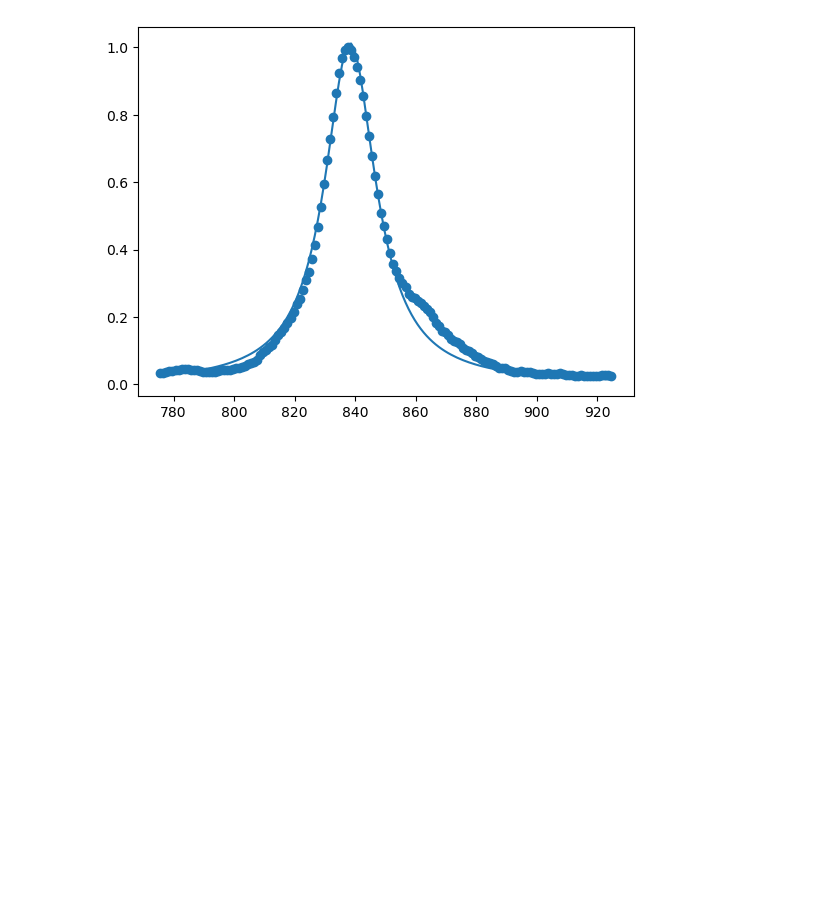
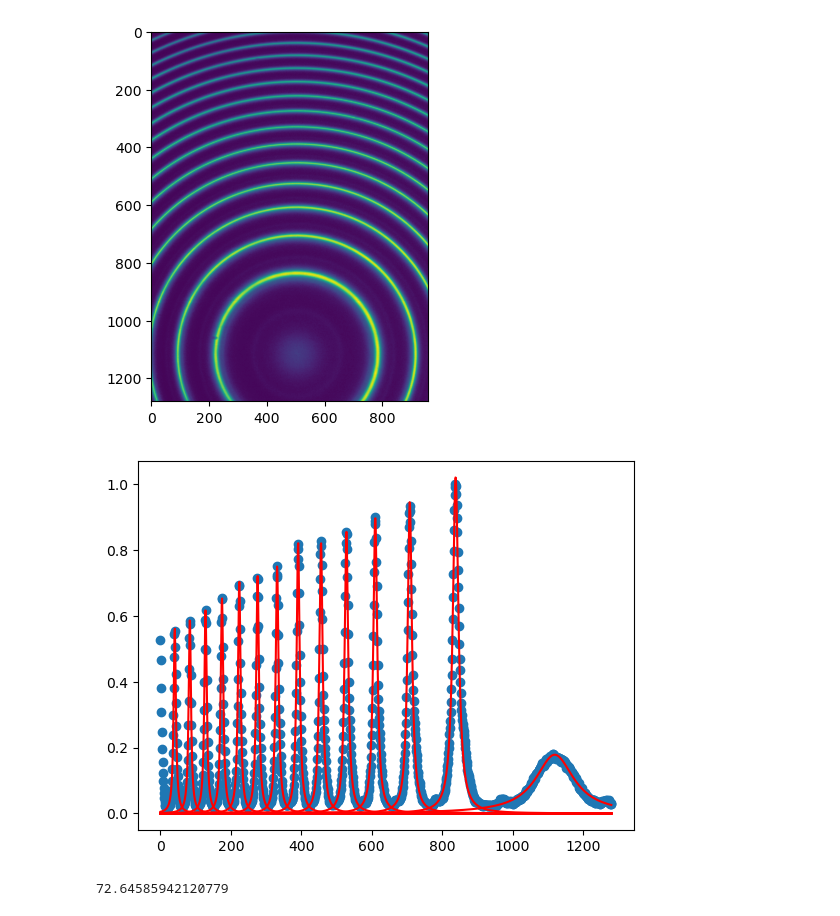
Before and after one commit to Omega3komma3/Zeeman-effect, a Jupyter notebook: Main.ipynb, the cells around one changed output. Drawn from its saved outputs; the diff is of its cells as text; code cells hidden in the pictures; blank space fills up the shorter version.

Commit message:
Focal Range analyse + bessere fits

```diff
--- a/Main.ipynb
+++ b/Main.ipynb
@@ -96,27 +128,53 @@ yellow_pol180_image = yellow_pol180_image / yellow_pol180_image.max()
 #plt.show()
 # %%
-DarkFrame1 = "./Measurment Data/Dark Frames/2s1000F.dat"
-DarkFrame2 = "./Measurment Data/Dark Frames/282ms500F.dat"
-rings = "./Measurment Data/Green Line/Calibration.dat"
+ImageData = read_image(rings) - read_image(DarkFrame2)
+lineOut = image_line(ImageData, 500, 15)
+lineOut_normal = lineOut / max(lineOut)
 
-ImageData = read_image(rings) - read_image(DarkFrame2)
-lineOut = image_line(ImageData, 490, 20)
-lineOut_normal = lineOut / max(lineOut)
-x = np.linspace(0,len(lineOut),len(lineOut))
-#https://plotivy.app/techniques/lorentzian-fitting
+bounds = [[1000,1200],[790,845],[660,718],[590,640],[500,550],[440,480],[370,420],[310,350],[260,300],[210,250],[170,190],[110,140],[70,100],[20,50]]
 
-bounds = ([0, x.min(), 0.1], [np.inf, x.max(), np.inf])
-popt, pcov = curve_fit(lorentzian, x[820:855], lineOut_normal[820:855],
-                       p0=[lineOut_normal.max(), x[np.argmax(lineOut_normal)], 5.0],
-                       bounds=bounds)
-y_fit = lorentzian(x, *popt)
+fit_popt, fit_pcov = fit_lorentizian(bounds, lineOut_normal)
+fits = get_lorentzian(lineOut_normal, fit_popt)
 
-#plt.imshow(ImageData)
+plt.imshow(ImageData)
 #plt.savefig('Image-DarkFrame.png')
-#plt.show()
+plt.show()
 
-plt.scatter(x[775:925],lineOut_normal[775:925])
-plt.plot(x[775:925],y_fit[775:925])
+
+view = [1000,1200]
+view = [0,len(lineOut)]
+
+plt.scatter(np.linspace(0,len(lineOut),len(lineOut))[view[0]:view[1]],lineOut_normal[view[0]:view[1]])
+for y_fit in fits:
+    plt.plot(np.linspace(0,len(lineOut),len(lineOut))[view[0]:view[1]],y_fit[view[0]:view[1]],color='red')
 plt.show()
+
+radii = []
+
+for i in range(len(fit_popt)):
+    radii.append(fit_popt[i][1])
+radii = np.array(radii)
+radii -= radii[0]   #offset to center
+radii *= 3.75e-6    #convert pixel to distance
+radii *= -1         # kein physikalischer hintergrund nur damit es nicht negativ ist
+radii *= radii
+
+x = np.linspace(0,len(radii),len(radii))
+fit = linregress(x[1:], radii[1:])
+y_fit = fit.slope * x+ fit.intercept
+
+slope = fit.slope
+wavelength = 546.0735e-9
+d = 2.442e-3
+
+focal = np.sqrt((slope*d) / wavelength)*1000
+print(focal)
+
+
+plt.scatter(x[1:],radii[1:])
+plt.plot(x[1:],y_fit[1:])
+plt.show()
 # %% [output]
-[figure, old version]
+[figure, new version]
+[figure, added]
+72.64585942120779
```
Also changed, not shown: parts of 6 cells of this notebook, 2 other files.
